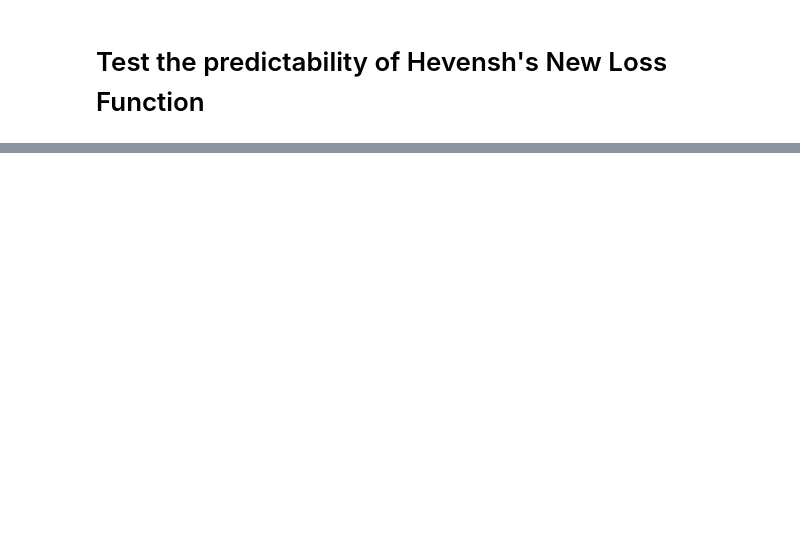
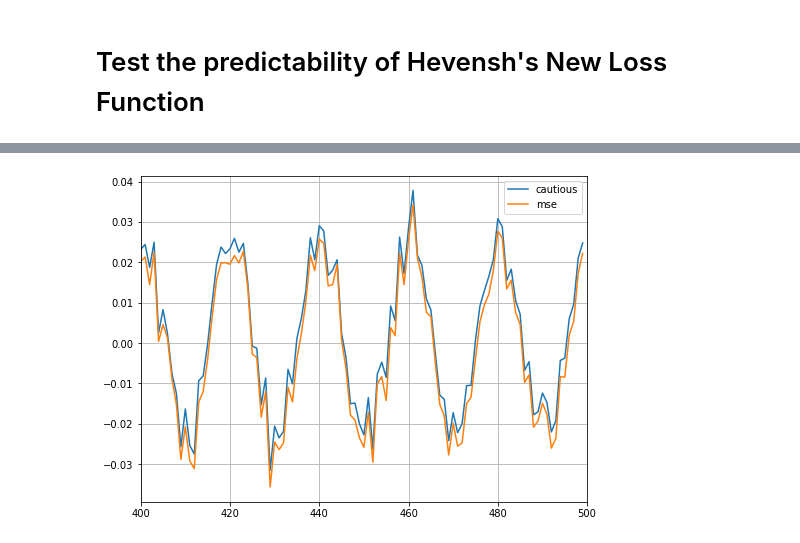
Before and after one commit to Hevensh/HvsPredictor, a Jupyter notebook: predictable_test.ipynb, the cells around one changed output, grey strips where cells are left out. Saved outputs shown, nothing was run; the diff lists cells and outputs as text; code cells hidden in the pictures; blank space fills up the shorter version.

```diff
--- a/predictable_test.ipynb
+++ b/predictable_test.ipynb
@@ -74,0 +75,10 @@ Maximum drawdown is : -0.7131%
+# %%
+import matplotlib.pyplot as plt
+t = range(md1.window_len+md1.diff_degree,md1.data_len)
+# %%
+plt.plot(t,md1.T_pre,t,md2.T_pre)
+plt.legend(['cautious','mse'])
+plt.xlim([400,500])
+plt.grid('on')
+# %% [output]
+[figure, added]
```
Also changed, not shown: parts of 5 cells of this notebook.
